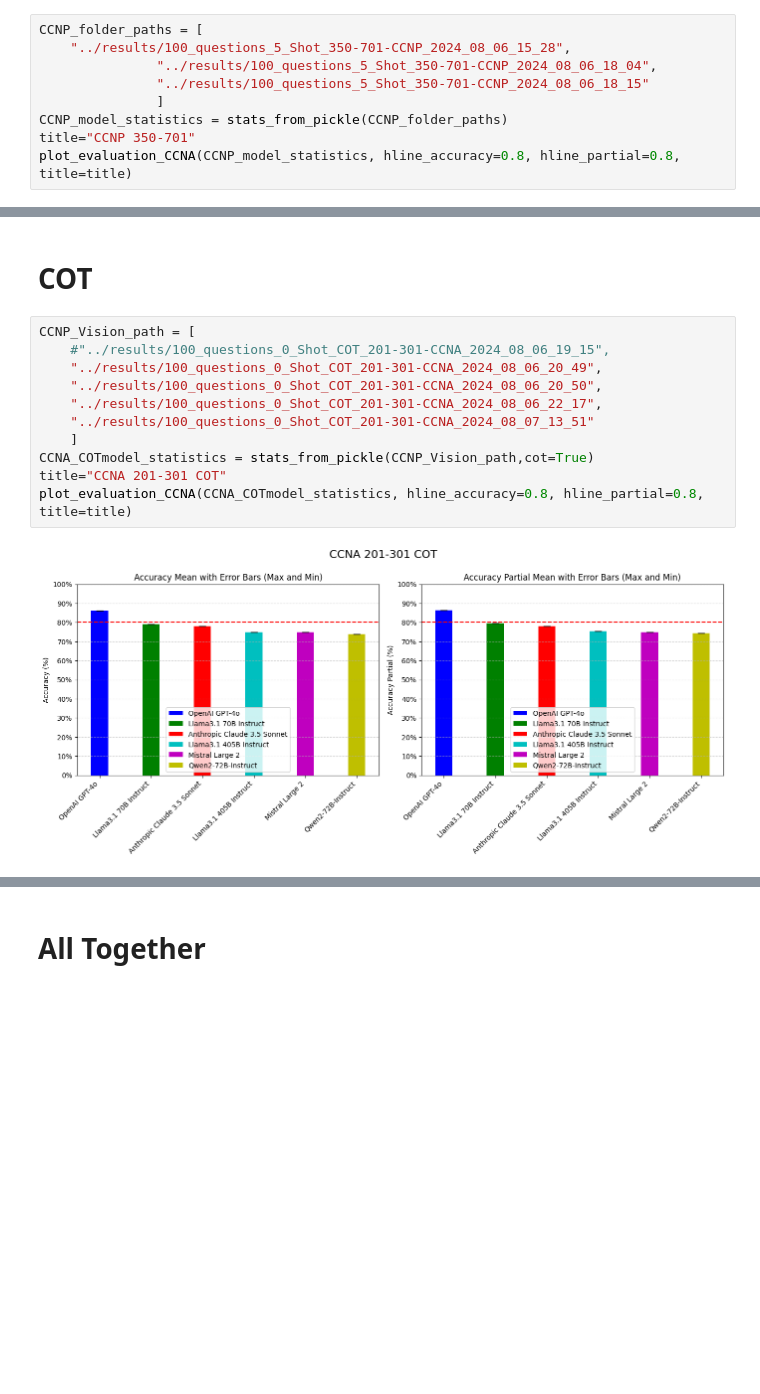
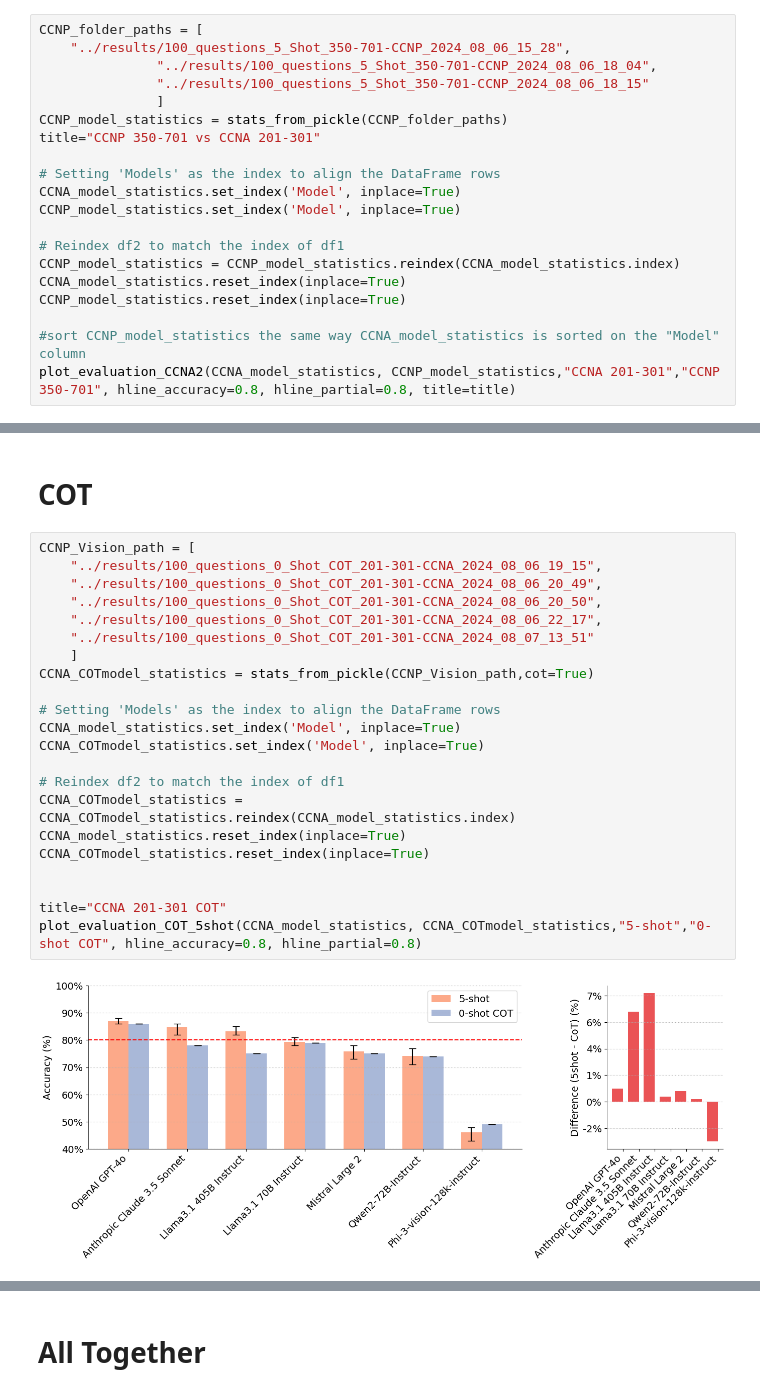
Before and after one commit to cybercampus-se/GenAICyberSecMCQA, a Jupyter notebook: src/analysis.ipynb, the cells around one changed output, grey strips where cells are left out. Saved outputs shown, nothing was run; the diff lists cells and outputs as text; blank space fills up the shorter version.

```diff
--- a/src/analysis.ipynb
+++ b/src/analysis.ipynb
@@ -157,6 +518,17 @@ CCNP_folder_paths = [
                "../results/100_questions_5_Shot_350-701-CCNP_2024_08_06_18_15"
                ]
 CCNP_model_statistics = stats_from_pickle(CCNP_folder_paths)
-title="CCNP 350-701"
-plot_evaluation_CCNA(CCNP_model_statistics, hline_accuracy=0.8, hline_partial=0.8, title=title)
+title="CCNP 350-701 vs CCNA 201-301"
+
+# Setting 'Models' as the index to align the DataFrame rows
+CCNA_model_statistics.set_index('Model', inplace=True)
+CCNP_model_statistics.set_index('Model', inplace=True)
+
+# Reindex df2 to match the index of df1
+CCNP_model_statistics = CCNP_model_statistics.reindex(CCNA_model_statistics.index)
+CCNA_model_statistics.reset_index(inplace=True)
+CCNP_model_statistics.reset_index(inplace=True)
+
+#sort CCNP_model_statistics the same way CCNA_model_statistics is sorted on the "Model" column
+plot_evaluation_CCNA2(CCNA_model_statistics, CCNP_model_statistics,"CCNA 201-301","CCNP 350-701", hline_accuracy=0.8, hline_partial=0.8, title=title)
 # %% [output]
@@ -165,17 +545,28 @@ plot_evaluation_CCNA(CCNP_model_statistics, hline_accuracy=0.8, hline_partial=0.
 # COT
 # %%
 CCNP_Vision_path = [
-    #"../results/100_questions_0_Shot_COT_201-301-CCNA_2024_08_06_19_15",
+    "../results/100_questions_0_Shot_COT_201-301-CCNA_2024_08_06_19_15",
     "../results/100_questions_0_Shot_COT_201-301-CCNA_2024_08_06_20_49",
     "../results/100_questions_0_Shot_COT_201-301-CCNA_2024_08_06_20_50",
     "../results/100_questions_0_Shot_COT_201-301-CCNA_2024_08_06_22_17",
     "../results/100_questions_0_Shot_COT_201-301-CCNA_2024_08_07_13_51"
     ]
 CCNA_COTmodel_statistics = stats_from_pickle(CCNP_Vision_path,cot=True)
+
+# Setting 'Models' as the index to align the DataFrame rows
+CCNA_model_statistics.set_index('Model', inplace=True)
+CCNA_COTmodel_statistics.set_index('Model', inplace=True)
+
+# Reindex df2 to match the index of df1
+CCNA_COTmodel_statistics = CCNA_COTmodel_statistics.reindex(CCNA_model_statistics.index)
+CCNA_model_statistics.reset_index(inplace=True)
+CCNA_COTmodel_statistics.reset_index(inplace=True)
+
+
 title="CCNA 201-301 COT"
-plot_evaluation_CCNA(CCNA_COTmodel_statistics, hline_accuracy=0.8, hline_partial=0.8, title=title)
+plot_evaluation_COT_5shot(CCNA_model_statistics, CCNA_COTmodel_statistics,"5-shot","0-shot COT", hline_accuracy=0.8, hline_partial=0.8)
 # %% [output]
-[figure, old version]
+[figure, new version]
 # %%
 # plot the difference between the two Accuracy Partial and Accuracy
 (CCNA_COTmodel_statistics.set_index("Model")["Accuracy Mean"] - CCNA_model_statistics.set_index("Model")["Accuracy Mean"]).dropna().plot(kind="bar", title="Difference in COT 0-shot and 5-shot", legend=True)
```
Also changed, not shown: parts of 15 cells of this notebook, 34 other files.
